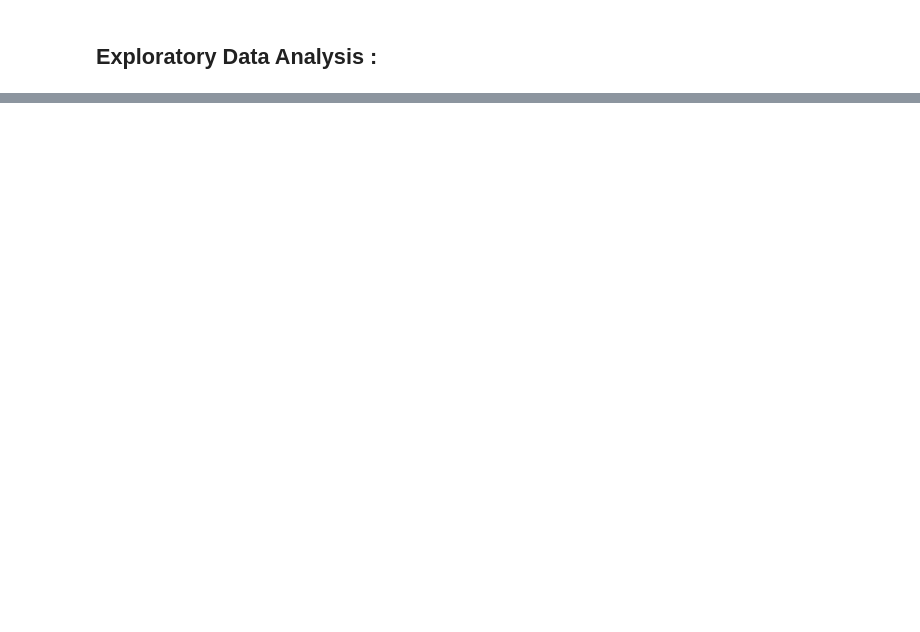
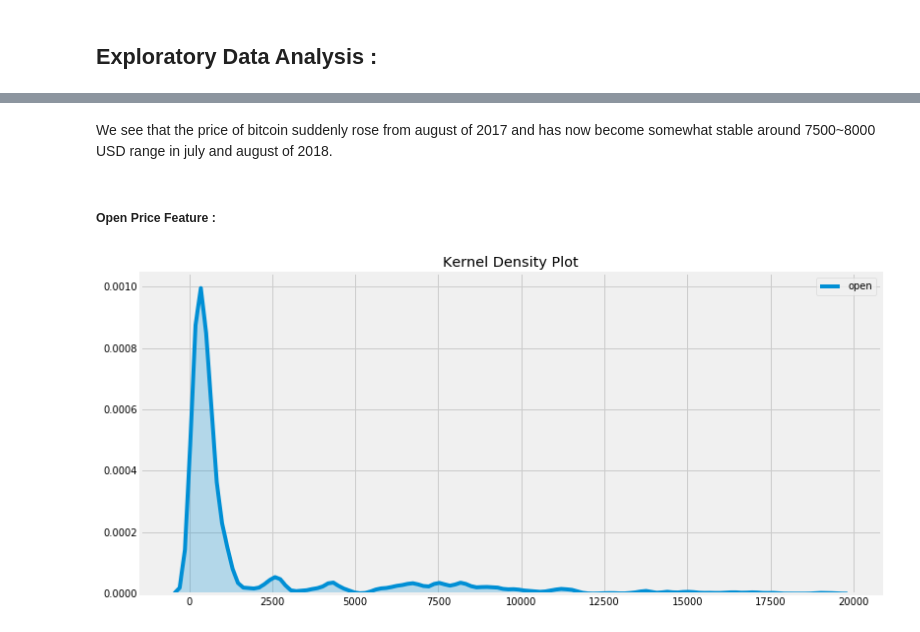
Before and after one commit to Prakhar-FF13/Bitcoin-Prediction, a Jupyter notebook: Bitcoin Price Prediction.ipynb, the cells around one changed output, grey strips where cells are left out. Saved outputs shown, nothing was run; the diff lists cells and outputs as text; code cells hidden in the pictures; blank space fills up the shorter version.

```diff
--- a/Bitcoin Price Prediction.ipynb
+++ b/Bitcoin Price Prediction.ipynb
@@ -97,0 +125,11 @@ data.tail()
+# %% [markdown]
+We see that the price of bitcoin suddenly rose from august of 2017 and has now become somewhat stable around 7500~8000 USD range in july and august of 2018.
+# %% [markdown]
+##### Open Price Feature :
+# %%
+plt.figure(figsize=(12,6))
+plt.title("Kernel Density Plot")
+sns.kdeplot(data['open'], shade=True)
+plt.show()
+# %% [output]
+[figure, added]
```
Also changed, not shown: parts of 28 cells of this notebook.
